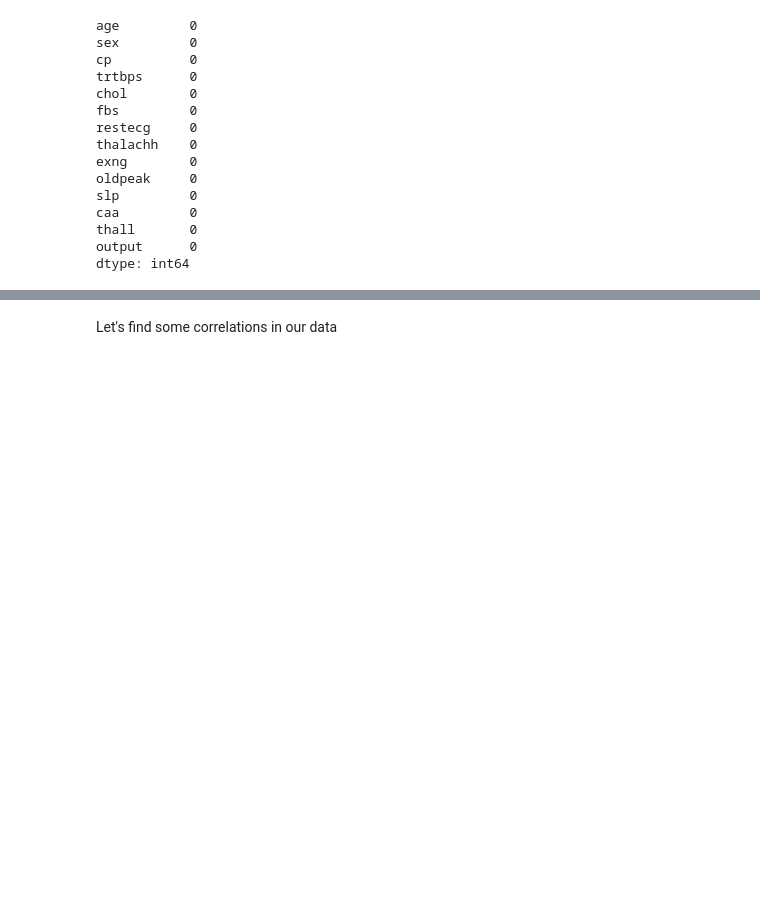
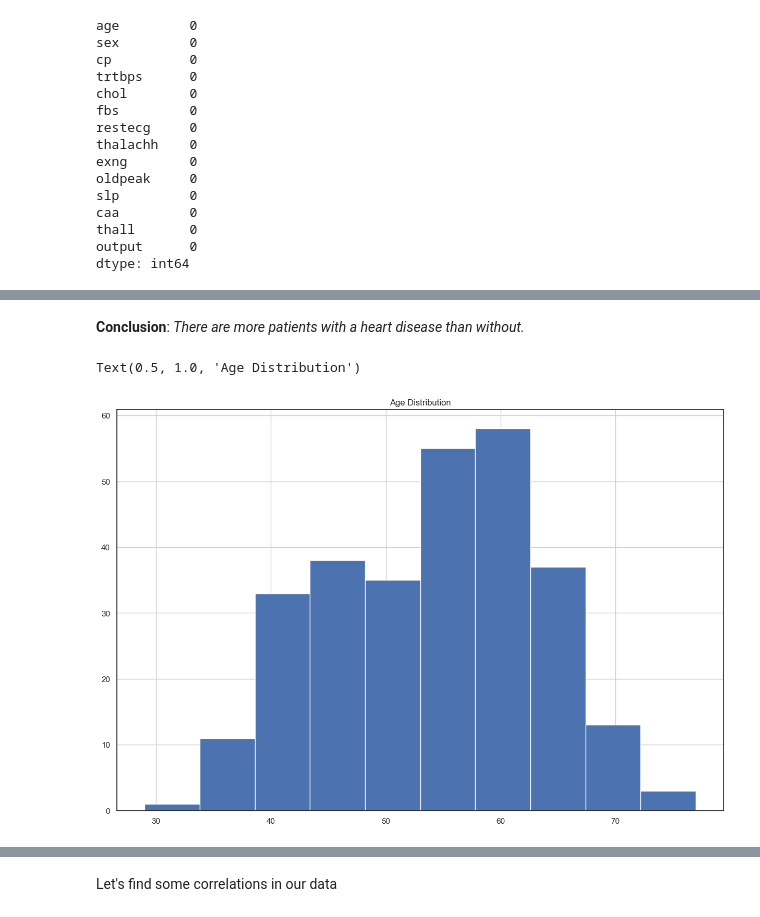
Before and after one commit to jsondevers/heart-attacks, a Jupyter notebook: heart-attack copy.ipynb, the cells around one changed output, grey strips where cells are left out. Cells and saved outputs as stored; diff of their text form; code cells hidden in the pictures; blank space fills up the shorter version.

```diff
--- a/heart-attack copy.ipynb
+++ b/heart-attack copy.ipynb
@@ -66,0 +149,8 @@ df.describe()
+# %% [markdown]
+**Conclusion**: _There are more patients with a heart disease than without._
+# %%
+df['age'].hist().plot(kind='bar')
+plt.title('Age Distribution')
+# %% [output]
+Text(0.5, 1.0, 'Age Distribution')
+[figure, added]
```
Also changed, not shown: parts of 77 cells of this notebook.
